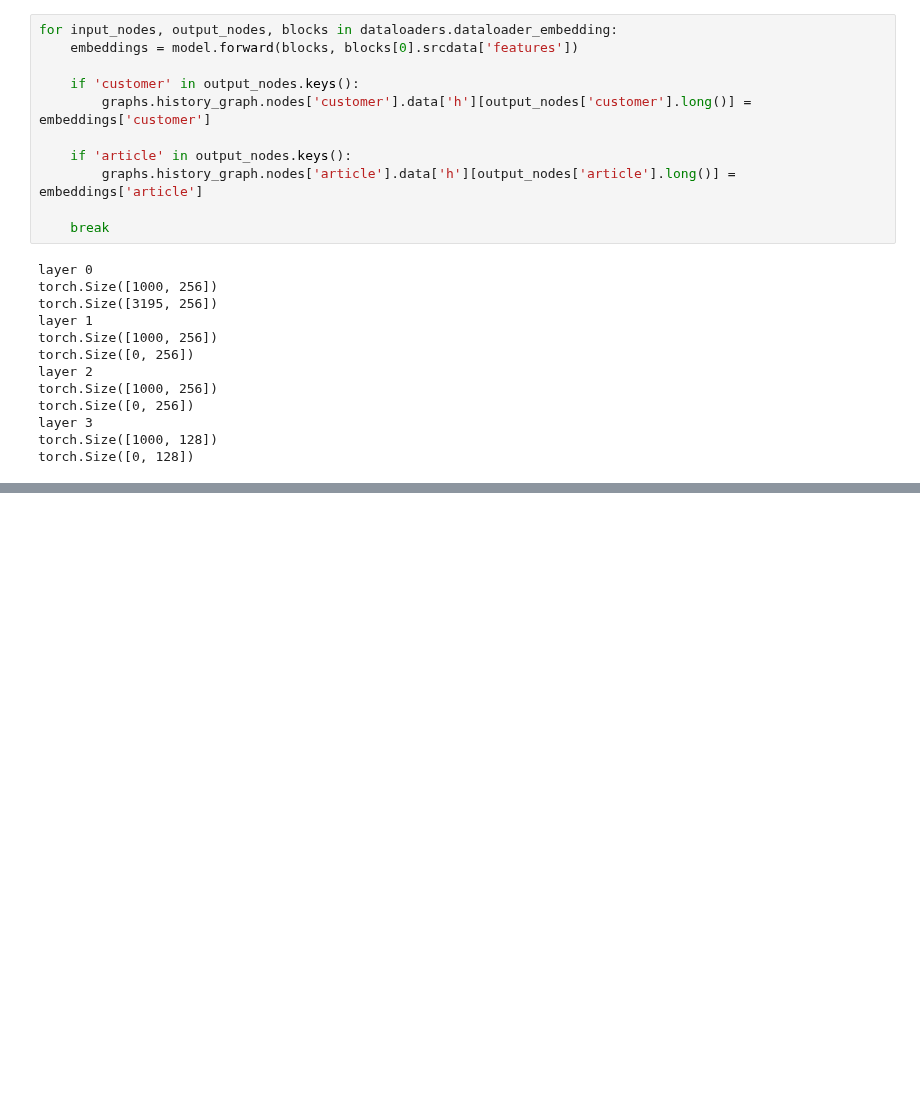
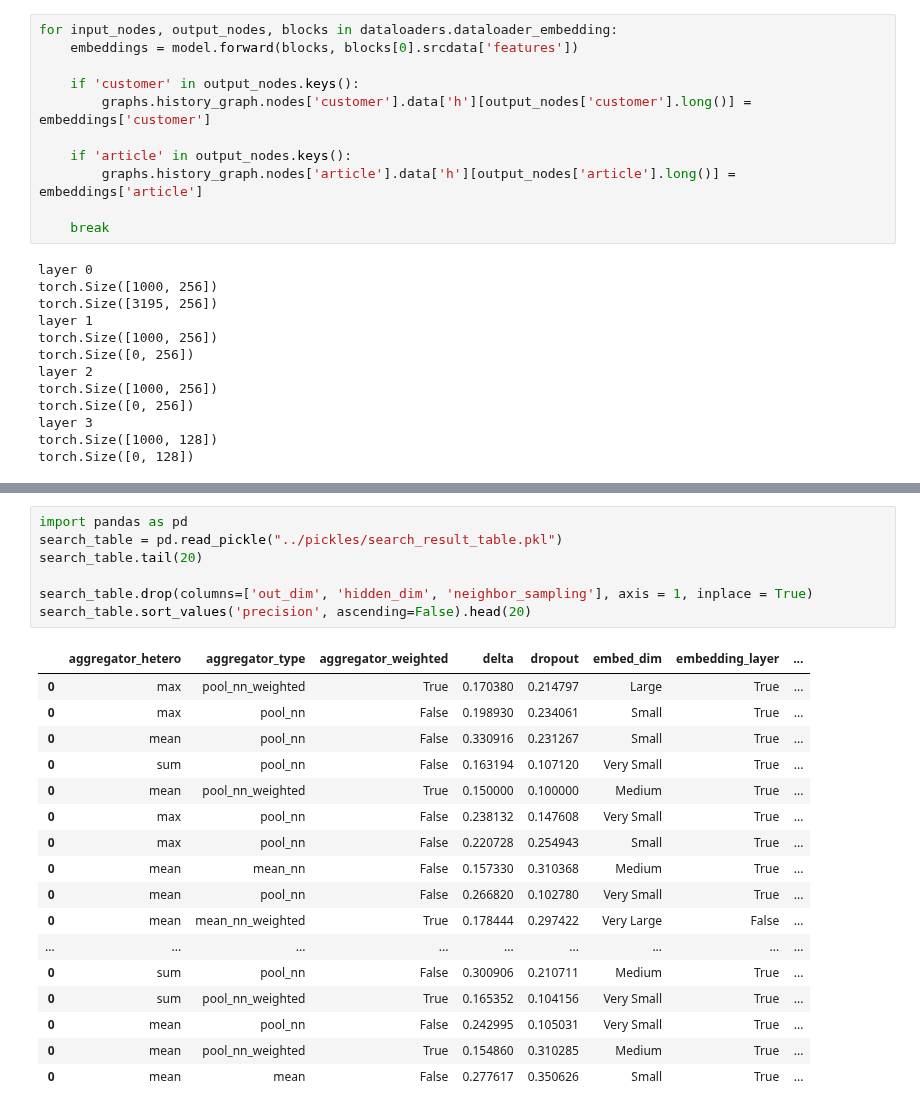
Before and after one commit to treb93/pyhm, a Jupyter notebook: gnn/debug.ipynb, the cells around one changed output, grey strips where cells are left out. Drawn from its saved outputs; the diff is of its cells as text; blank space fills up the shorter version.

```diff
--- a/gnn/debug.ipynb
+++ b/gnn/debug.ipynb
@@ -347,0 +557,25 @@ torch.Size([0, 128])
+# %%
+import pandas as pd
+search_table = pd.read_pickle("../pickles/search_result_table.pkl")
+search_table.tail(20)
+
+search_table.drop(columns=['out_dim', 'hidden_dim', 'neighbor_sampling'], axis = 1, inplace = True)
+search_table.sort_values('precision', ascending=False).head(20)
+# %% [output]
+|  | aggregator_hetero | aggregator_type | aggregator_weighted | delta | dropout | embed_dim | embedding_layer | ... |
+| 0 | max | pool_nn_weighted | True | 0.170380 | 0.214797 | Large | True | ... |
+| 0 | max | pool_nn | False | 0.198930 | 0.234061 | Small | True | ... |
+| 0 | mean | pool_nn | False | 0.330916 | 0.231267 | Small | True | ... |
+| 0 | sum | pool_nn | False | 0.163194 | 0.107120 | Very Small | True | ... |
+| 0 | mean | pool_nn_weighted | True | 0.150000 | 0.100000 | Medium | True | ... |
+| 0 | max | pool_nn | False | 0.238132 | 0.147608 | Very Small | True | ... |
+| 0 | max | pool_nn | False | 0.220728 | 0.254943 | Small | True | ... |
+| 0 | mean | mean_nn | False | 0.157330 | 0.310368 | Medium | True | ... |
+| 0 | mean | pool_nn | False | 0.266820 | 0.102780 | Very Small | True | ... |
+| 0 | mean | mean_nn_weighted | True | 0.178444 | 0.297422 | Very Large | False | ... |
+| ... | ... | ... | ... | ... | ... | ... | ... | ... |
+| 0 | sum | pool_nn | False | 0.300906 | 0.210711 | Medium | True | ... |
+| 0 | sum | pool_nn_weighted | True | 0.165352 | 0.104156 | Very Small | True | ... |
+| 0 | mean | pool_nn | False | 0.242995 | 0.105031 | Very Small | True | ... |
+| 0 | mean | pool_nn_weighted | True | 0.154860 | 0.310285 | Medium | True | ... |
+| 0 | mean | mean | False | 0.277617 | 0.350626 | Small | True | ... |
```
Also changed, not shown: parts of 41 cells of this notebook, 19 other files.
